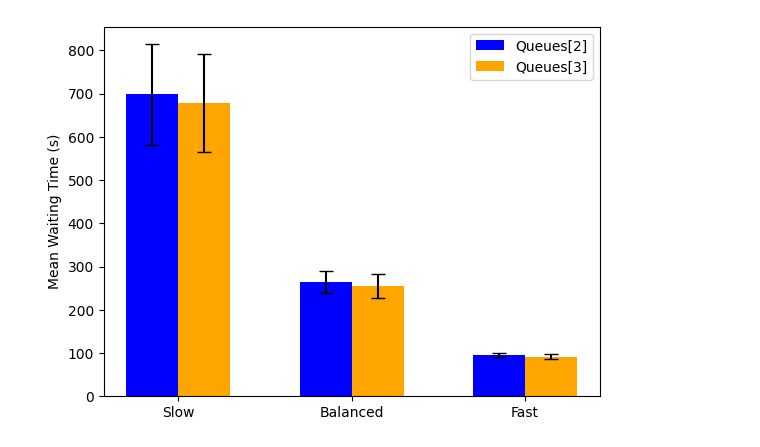
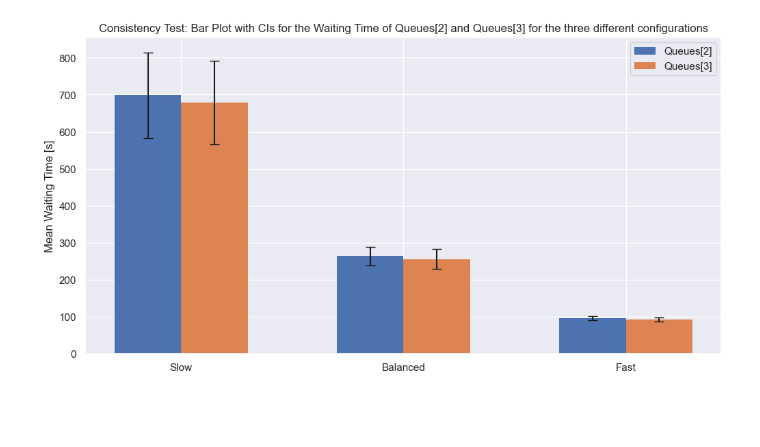
Before and after one commit to giovanniligato/P3CSN, a Jupyter notebook: Implementation/Python_Scripts/Verification/Consistency Test/script.ipynb, the cells around one changed output. Saved outputs shown, nothing was run; the diff lists cells and outputs as text; code cells hidden in the pictures; blank space fills up the shorter version.

```diff
--- a/Implementation/Python_Scripts/Verification/Consistency Test/script.ipynb
+++ b/Implementation/Python_Scripts/Verification/Consistency Test/script.ipynb
@@ -48,6 +48,9 @@ consistency = {
 # %%
 # width of the bars
 barWidth = 0.3
+
+sns.set(style="darkgrid")
+plt.figure(figsize=(12, 6))
 
 # Choose the height of the bars
 Q0_bars = []
@@ -70,16 +73,18 @@ r1 = np.arange(len(Q0_bars))
 r2 = [x + barWidth for x in r1]
 
 # Create Q0 bars
-plt.bar(r1, Q0_bars, width = barWidth, color = 'blue', edgecolor = 'black', yerr=yerr_Q0, capsize=5, label='Queues[0]', lw=0)
+plt.bar(r1, Q0_bars, width = barWidth, edgecolor = 'black', yerr=yerr_Q0, capsize=5, label='Queues[0]', lw=0)
 
 # Create Q1 bars
-plt.bar(r2, Q1_bars, width = barWidth, color = 'orange', edgecolor = 'black', yerr=yerr_Q1, capsize=5, label='Queues[1]', lw=0)
+plt.bar(r2, Q1_bars, width = barWidth, edgecolor = 'black', yerr=yerr_Q1, capsize=5, label='Queues[1]', lw=0)
 
 # General layout
 plt.xticks([r + barWidth/2 for r in range(len(Q0_bars))], consistency.keys())
-plt.ylabel('Mean Waiting Time (s)')
-plt.legend()
 
 # Show graphic
+plt.title('Consistency Test: Bar Plot with CIs for the Waiting Time of Queues[0] and Queues[1] for the three different configurations')
+plt.ylabel('Mean Waiting Time [s]')
+
+plt.legend()
 plt.show()
 # %% [output]
@@ -87,39 +92,44 @@ plt.show()
 # %%
 # width of the bars
 barWidth = 0.3
+
+sns.set(style="darkgrid")
+plt.figure(figsize=(12, 6))
 
 # Choose the height of the bars
 Q2_bars = []
 Q3_bars = []
 for value in consistency.values():
     Q2_bars.append(value["Q2"].mean())
     Q3_bars.append(value["Q3"].mean())
 
 
 # Choose the height of the error bars
 yerr_Q2 = []
 yerr_Q3 = []
 for value in consistency.values():
     yerr_Q2.append(1.96 * (value["Q2"].std() / math.sqrt(n)))
     yerr_Q3.append(1.96 * (value["Q3"].std() / math.sqrt(n)))
 
 
 # The x position of bars
 r1 = np.arange(len(Q2_bars))
 r2 = [x + barWidth for x in r1]
 
 # Create Q2 bars
-plt.bar(r1, Q2_bars, width = barWidth, color = 'blue', edgecolor = 'black', yerr=yerr_Q2, capsize=5, label='Queues[2]', lw=0)
+plt.bar(r1, Q2_bars, width = barWidth, edgecolor = 'black', yerr=yerr_Q2, capsize=5, label='Queues[2]', lw=0)
 
 # Create Q3 bars
-plt.bar(r2, Q3_bars, width = barWidth, color = 'orange', edgecolor = 'black', yerr=yerr_Q3, capsize=5, label='Queues[3]', lw=0)
+plt.bar(r2, Q3_bars, width = barWidth, edgecolor = 'black', yerr=yerr_Q3, capsize=5, label='Queues[3]', lw=0)
 
 # General layout
 plt.xticks([r + barWidth/2 for r in range(len(Q2_bars))], consistency.keys())
-plt.ylabel('Mean Waiting Time (s)')
-plt.legend()
 
 # Show graphic
+plt.title('Consistency Test: Bar Plot with CIs for the Waiting Time of Queues[2] and Queues[3] for the three different configurations')
+plt.ylabel('Mean Waiting Time [s]')
+
+plt.legend()
 plt.show()
 # %% [output]
-[figure, old version]
+[figure, new version]
```
Also changed, not shown: parts of 1 cell of this notebook, 19 other files.
